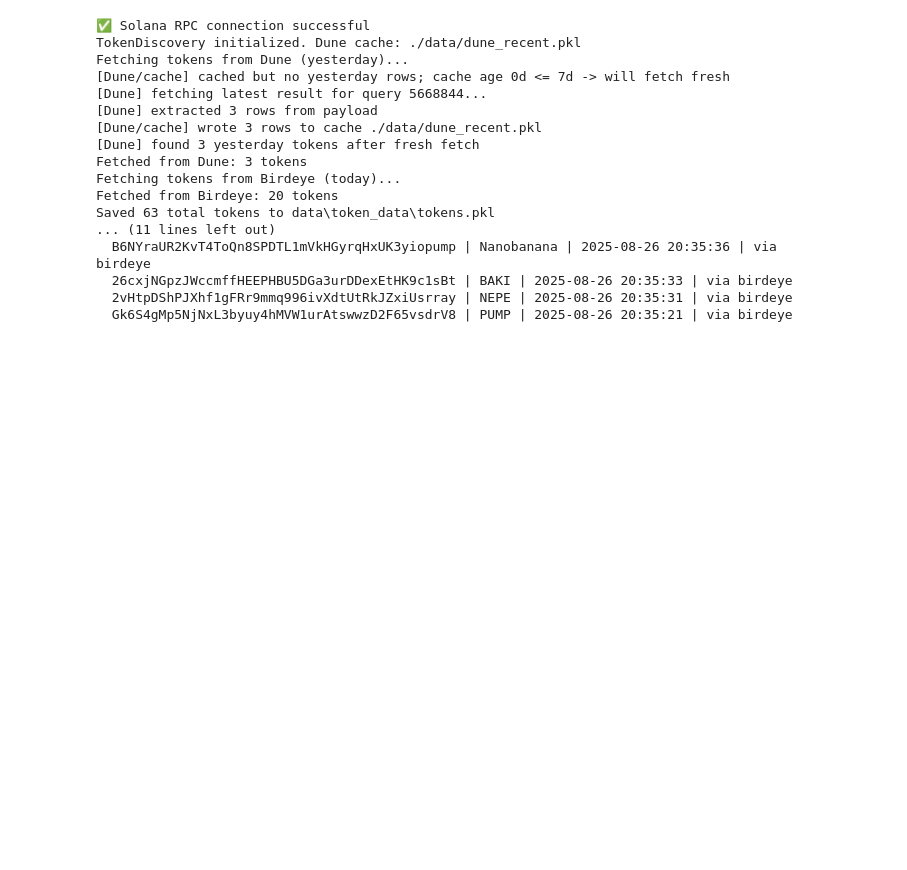
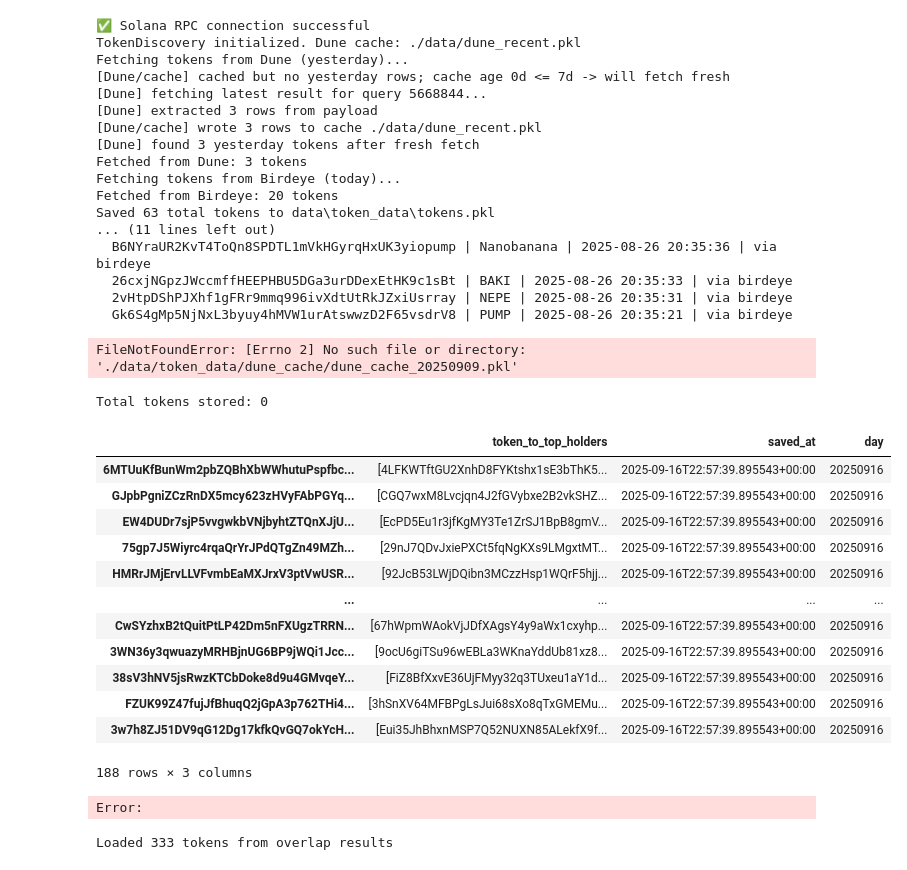
Before and after one commit to smartymetrics/alpha-bot, a Jupyter notebook: notebooks/02_solana_client.ipynb, the cells around one changed output. Saved outputs shown, nothing was run; the diff lists cells and outputs as text; code cells hidden in the pictures; blank space fills up the shorter version.

```diff
--- a/notebooks/02_solana_client.ipynb
+++ b/notebooks/02_solana_client.ipynb
@@ -1168,3 +1168,56 @@ Saved 63 total tokens to data\token_data\tokens.pkl
   26cxjNGpzJWccmffHEEPHBU5DGa3urDDexEtHK9c1sBt | BAKI | 2025-08-26 20:35:33 | via birdeye
   2vHtpDShPJXhf1gFRr9mmq996ivXdtUtRkJZxiUsrray | NEPE | 2025-08-26 20:35:31 | via birdeye
   Gk6S4gMp5NjNxL3byuy4hMVW1urAtswwzD2F65vsdrV8 | PUMP | 2025-08-26 20:35:21 | via birdeye
+# %%
+with open(f"./data/token_data/dune_cache/dune_cache_20250909.pkl", "rb") as f:
+    tokens = joblib.load(f)
+    print(f"Total tokens stored: {len(tokens)}")
+    for t in tokens[:5]:
+        print(t)
+# %% [output]
+FileNotFoundError: [Errno 2] No such file or directory: './data/token_data/dune_cache/dune_cache_20250909.pkl'
+# %%
+from pathlib import Path
+import joblib
+import pandas as pd
+
+file_path = Path(r"C:\Users\HP USER\Documents\Data Analyst\degen smart\data\dune_cache\dune_cache_20250916.pkl")
+if file_path.exists():
+    with open(file_path, "rb") as f:
+        tokens = joblib.load(f)
+        print(f"Total tokens stored: {len(tokens)}")
+        # for t in tokens[:5]:
+            # print(t)
+else:
+    print(f"File not found: {file_path}")
+    # Try reading from the relative path as fallback
+    alt_path = Path(r"data/dune_cache/dune_cache_20250909.pkl")
+    if alt_path.exists():
+        with open(alt_path, "rb") as f:
+            tokens = joblib.load(f)
+            print(f"Total tokens stored: {len(tokens)}")
+            for t in tokens[:5]:
+                print(t)
+    else:
+        print(f"File not found at fallback path: {alt_path}")
+# %% [output]
+Total tokens stored: 0
+# %%
+tokens_df = pd.DataFrame(tokens)
+# %%
+tokens_df
+# %% [output]
+|  | token_to_top_holders | saved_at | day |
+| 6MTUuKfBunWm2pbZQBhXbWWhutuPspfbc... | [4LFKWTftGU2XnhD8FYKtshx1sE3bThK5... | 2025-09-16T22:57:39.895543+00:00 | 20250916 |
+| GJpbPgniZCzRnDX5mcy623zHVyFAbPGYq... | [CGQ7wxM8Lvcjqn4J2fGVybxe2B2vkSHZ... | 2025-09-16T22:57:39.895543+00:00 | 20250916 |
+| EW4DUDr7sjP5vvgwkbVNjbyhtZTQnXJjU... | [EcPD5Eu1r3jfKgMY3Te1ZrSJ1BpB8gmV... | 2025-09-16T22:57:39.895543+00:00 | 20250916 |
+| 75gp7J5Wiyrc4rqaQrYrJPdQTgZn49MZh... | [29nJ7QDvJxiePXCt5fqNgKXs9LMgxtMT... | 2025-09-16T22:57:39.895543+00:00 | 20250916 |
+| HMRrJMjErvLLVFvmbEaMXJrxV3ptVwUSR... | [92JcB53LWjDQibn3MCzzHsp1WQrF5hjj... | 2025-09-16T22:57:39.895543+00:00 | 20250916 |
+| ... | ... | ... | ... |
+| CwSYzhxB2tQuitPtLP42Dm5nFXUgzTRRN... | [67hWpmWAokVjJDfXAgsY4y9aWx1cxyhp... | 2025-09-16T22:57:39.895543+00:00 | 20250916 |
+| 3WN36y3qwuazyMRHBjnUG6BP9jWQi1Jcc... | [9ocU6giTSu96wEBLa3WKnaYddUb81xz8... | 2025-09-16T22:57:39.895543+00:00 | 20250916 |
+| 38sV3hNV5jsRwzKTCbDoke8d9u4GMvqeY... | [FiZ8BfXxvE36UjFMyy32q3TUxeu1aY1d... | 2025-09-16T22:57:39.895543+00:00 | 20250916 |
+| FZUK99Z47fujJfBhuqQ2jGpA3p762THi4... | [3hSnXV64MFBPgLsJui68sXo8qTxGMEMu... | 2025-09-16T22:57:39.895543+00:00 | 20250916 |
+| 3w7h8ZJ51DV9qG12Dg17kfkQvGQ7okYcH... | [Eui35JhBhxnMSP7Q52NUXN85ALekfX9f... | 2025-09-16T22:57:39.895543+00:00 | 20250916 |
+188 rows × 3 columns
+Error:
@@ -1170,0 +1268,5 @@ Saved 63 total tokens to data\token_data\tokens.pkl
+# %%
+alert = load_latest_tokens_from_overlap()
+print(f"Loaded {len(alert)} tokens from overlap results")
+# %% [output]
+Loaded 333 tokens from overlap results
```
Also changed, not shown: parts of 6 cells of this notebook, 38 other files.
